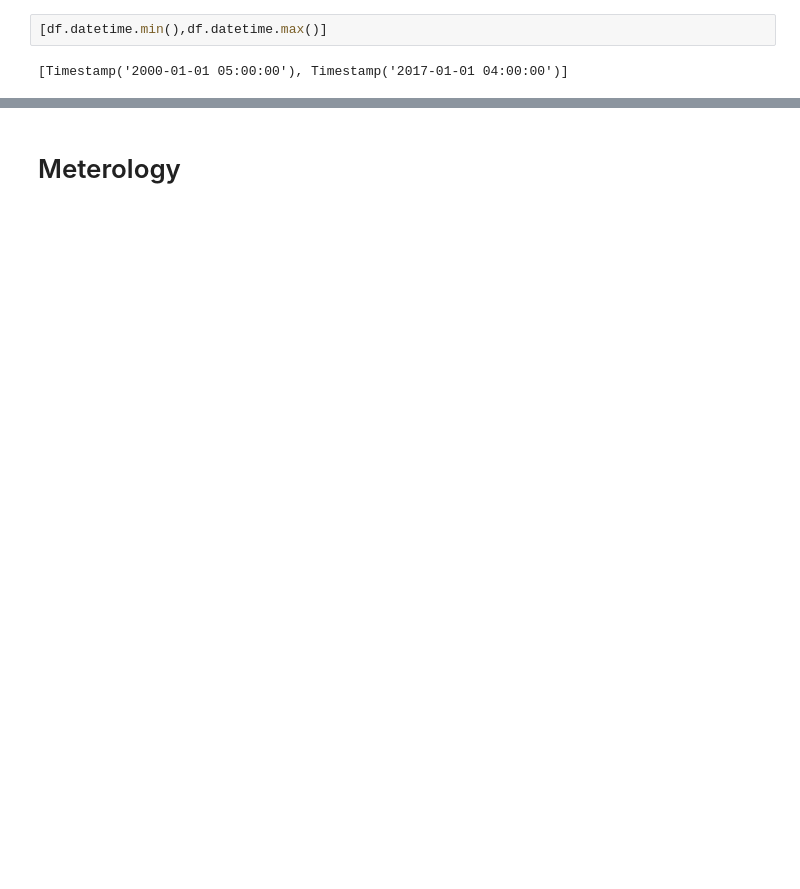
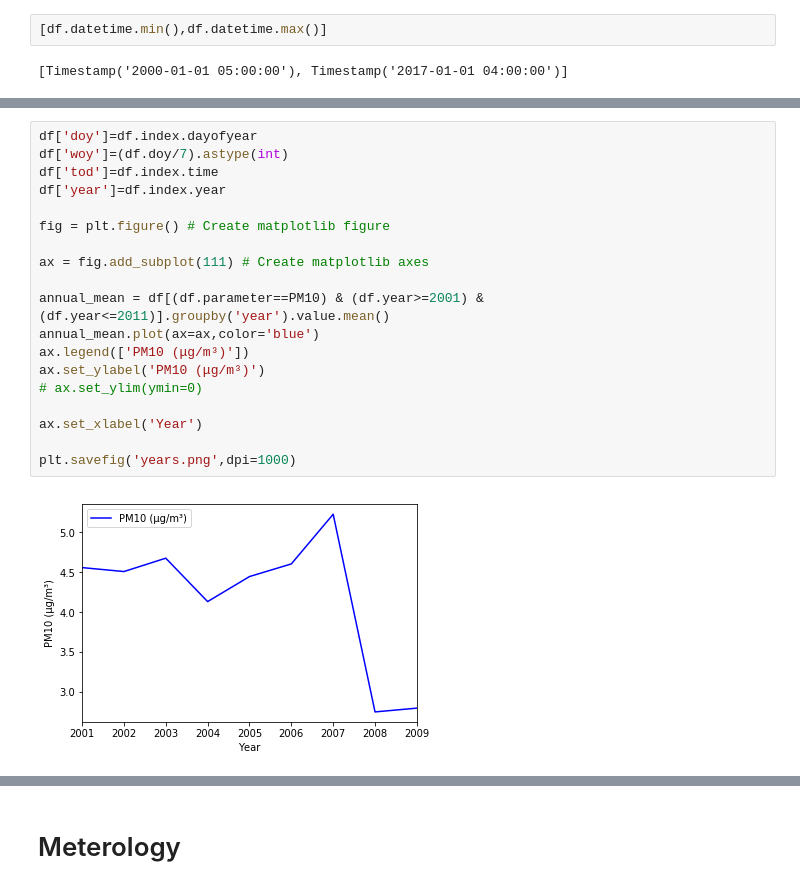
Before and after one commit to DuncanDHall/EAS-air-quality, a Jupyter notebook: exploration_v3.ipynb, the cells around one changed output, grey strips where cells are left out. Saved outputs shown, nothing was run; the diff lists cells and outputs as text; blank space fills up the shorter version.

```diff
--- a/exploration_v3.ipynb
+++ b/exploration_v3.ipynb
@@ -107,3 +114,24 @@ plt.savefig('annual.png',dpi=1000)
+# %%
+df['doy']=df.index.dayofyear
+df['woy']=(df.doy/7).astype(int)
+df['tod']=df.index.time
+df['year']=df.index.year
+
+fig = plt.figure() # Create matplotlib figure
+
+ax = fig.add_subplot(111) # Create matplotlib axes
+
+annual_mean = df[(df.parameter==PM10) & (df.year>=2001) & (df.year<=2011)].groupby('year').value.mean()
+annual_mean.plot(ax=ax,color='blue')
+ax.legend(['PM10 (μg/m³)'])
+ax.set_ylabel('PM10 (μg/m³)')
+# ax.set_ylim(ymin=0)
+
+ax.set_xlabel('Year')
+
+plt.savefig('years.png',dpi=1000)
+# %% [output]
+[figure, added]
 # %%
 df['doy']=df.index.dayofyear
 df['woy']=(df.doy/7).astype(int)
```
Also changed, not shown: parts of 20 cells of this notebook, 6 other files.
